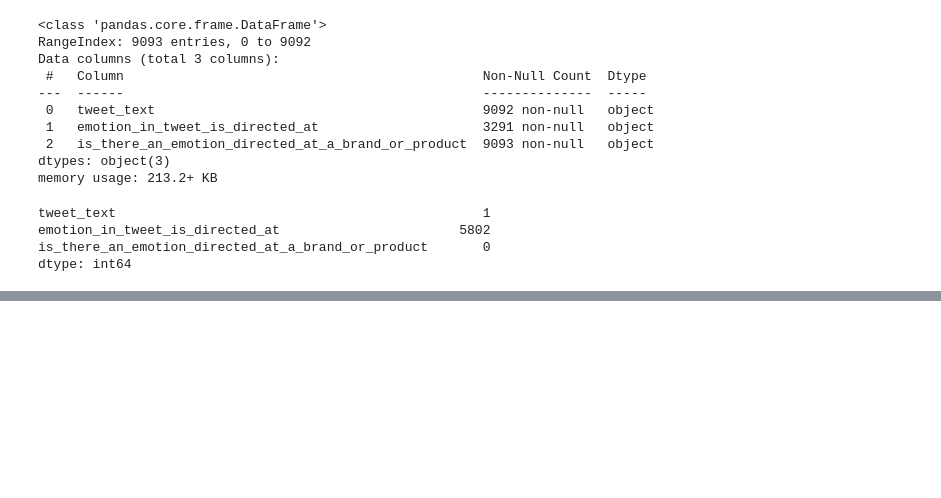
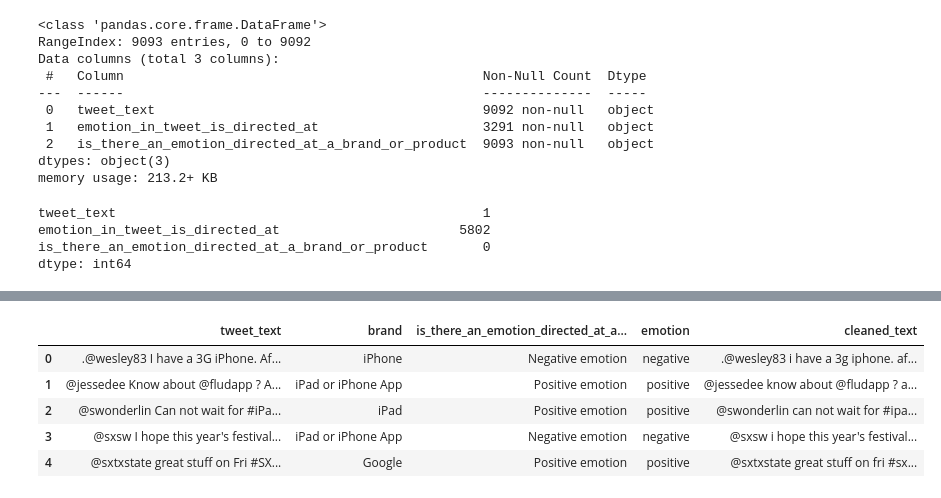
Before and after one commit to lorenaterah/Sentiment-Analysis-NLP, a Jupyter notebook: Notebooks/lorena.ipynb, the cells around one changed output, grey strips where cells are left out. Cells and saved outputs as stored; diff of their text form; code cells hidden in the pictures; blank space fills up the shorter version.

```diff
--- a/Notebooks/lorena.ipynb
+++ b/Notebooks/lorena.ipynb
@@ -39,3 +123,7 @@ tweet_text                                               1
 emotion_in_tweet_is_directed_at                       5802
 is_there_an_emotion_directed_at_a_brand_or_product       0
 dtype: int64
+# %%
+df['emotion_in_tweet_is_directed_at'].fillna('unknown', inplace= True)
+# %%
+df.rename(columns={'emotion_in_tweet_is_directed_at': 'brand'}, inplace=True)
@@ -41,0 +141,12 @@ dtype: int64
+# %%
+def categorize_emotion(row):
+    if row['is_there_an_emotion_directed_at_a_brand_or_product'] == 'No emotion toward brand or product':
+        return 'neutral'
+    elif row['is_there_an_emotion_directed_at_a_brand_or_product'] == 'Positive emotion':
+        return 'positive'
+    elif row['is_there_an_emotion_directed_at_a_brand_or_product'] == 'Negative emotion':
+        return 'negative'
+    else:
+        return 'neutral'
+
+df['emotion'] = df.apply(categorize_emotion, axis=1)
@@ -41,0 +162,10 @@ dtype: int64
+# %%
+df['cleaned_text'] = df['tweet_text'].str.lower().str.strip()
+df.head()
+# %% [output]
+|  | tweet_text | brand | is_there_an_emotion_directed_at_a... | emotion | cleaned_text |
+| 0 | .@wesley83 I have a 3G iPhone. Af... | iPhone | Negative emotion | negative | .@wesley83 i have a 3g iphone. af... |
+| 1 | @jessedee Know about @fludapp ? A... | iPad or iPhone App | Positive emotion | positive | @jessedee know about @fludapp ? a... |
+| 2 | @swonderlin Can not wait for #iPa... | iPad | Positive emotion | positive | @swonderlin can not wait for #ipa... |
+| 3 | @sxsw I hope this year's festival... | iPad or iPhone App | Negative emotion | negative | @sxsw i hope this year's festival... |
+| 4 | @sxtxstate great stuff on Fri #SX... | Google | Positive emotion | positive | @sxtxstate great stuff on fri #sx... |
```
Also changed, not shown: parts of 30 cells of this notebook, 1 other file.
